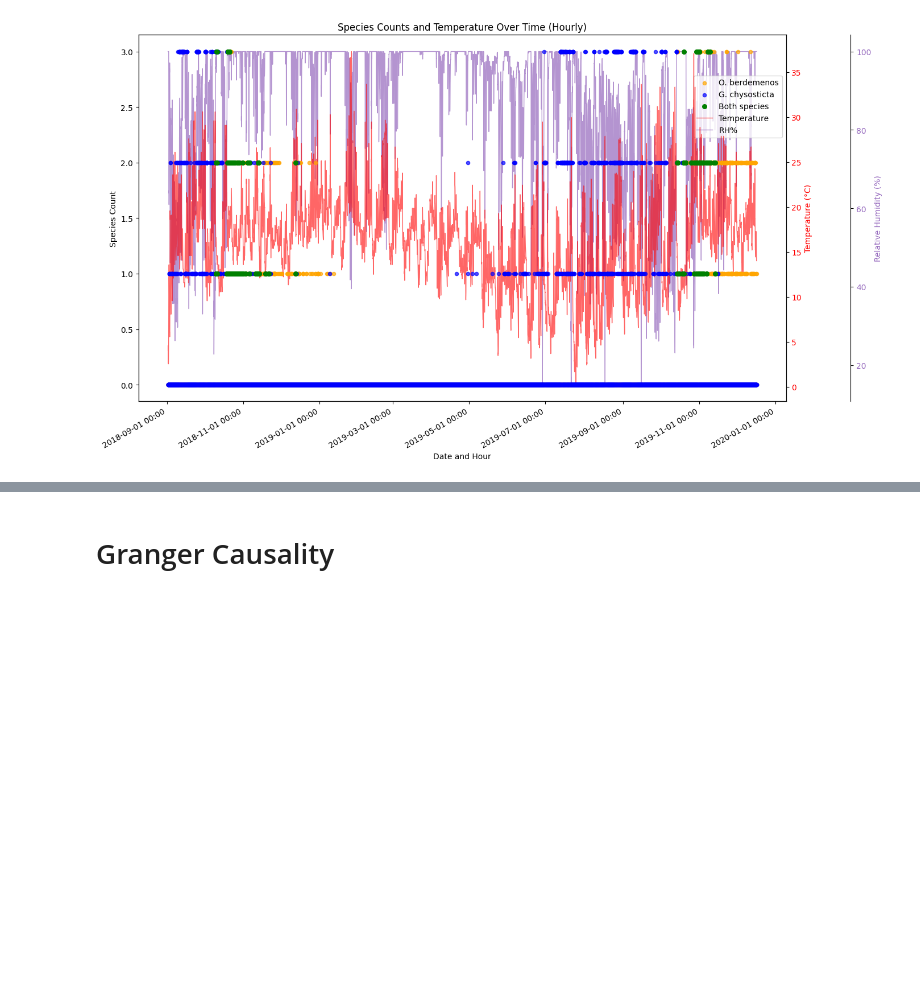
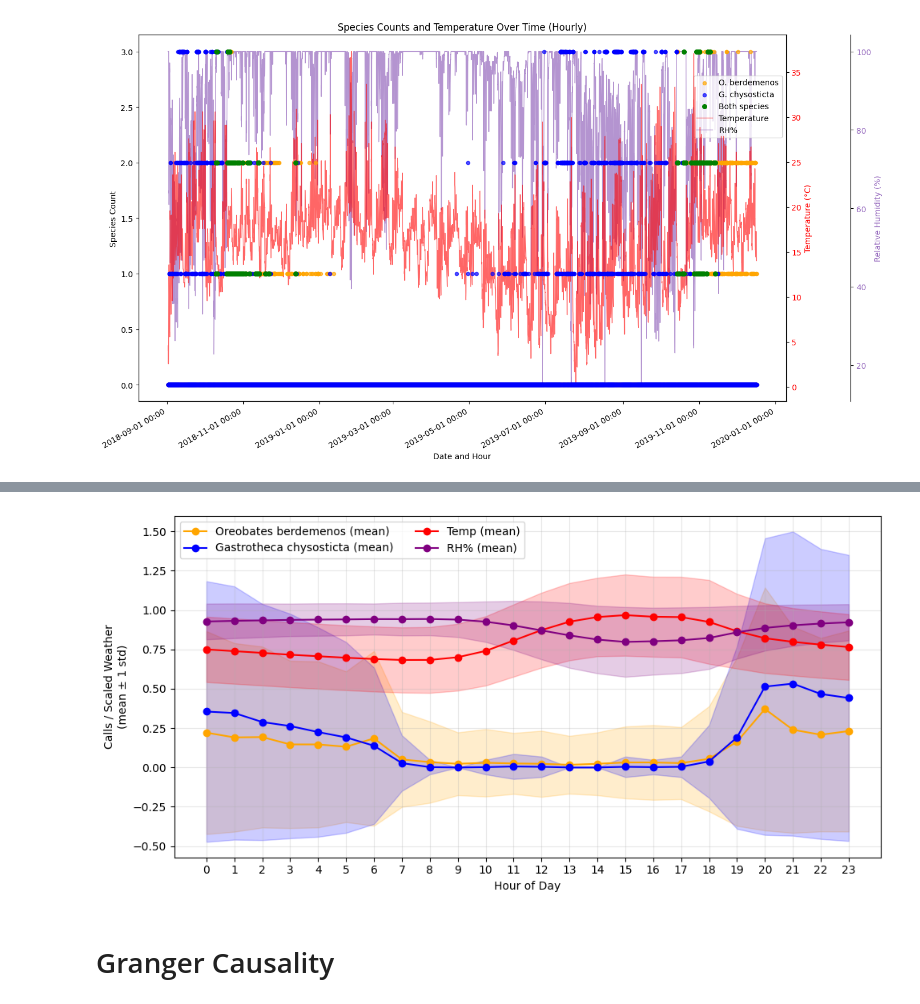
Before and after one commit to ash2d/yungas_aruna, a Jupyter notebook: Gastros_helechos/Granger_causality/Granger.ipynb, the cells around one changed output, grey strips where cells are left out. Saved outputs shown, nothing was run; the diff lists cells and outputs as text; code cells hidden in the pictures; blank space fills up the shorter version.

```diff
--- a/Gastros_helechos/Granger_causality/Granger.ipynb
+++ b/Gastros_helechos/Granger_causality/Granger.ipynb
@@ -131,3 +164,51 @@ plt.show()
+# %%
+# Hourly mean ±1 std (same scaling as previous plot: Temp/20, RH%/100)
+stats = (
+    df.groupby('hour')[species_cols]
+      .agg(['mean', 'std'])
+      .reindex(range(24))
+)
+
+# Ensure std has no NaN (e.g. if only one observation in an hour)
+for col in species_cols:
+    stats[(col, 'std')] = stats[(col, 'std')].fillna(0)
+
+# Prepare scaled means/stds for plotting (match earlier scaling)
+def scale(col, mean_series, std_series):
+    if col == 'Temp':
+        return mean_series / 20.0, std_series / 20.0
+    if col == 'RH%':
+        return mean_series / 100.0, std_series / 100.0
+    return mean_series, std_series
+
+colors = {
+    'Oreobates berdemenos': 'orange',
+    'Gastrotheca chysosticta': 'blue',
+    'Temp': 'red',
+    'RH%': 'purple'
+}
+
+fig_hour_var, ax_hour_var = plt.subplots(figsize=(10,5))
+
+hours = range(24)
+for col in species_cols:
+    m = stats[(col, 'mean')]
+    s = stats[(col, 'std')]
+    m_s, s_s = scale(col, m, s)
+    ax_hour_var.plot(hours, m_s, marker='o', label=f'{col} (mean)', color=colors[col])
+    ax_hour_var.fill_between(hours, m_s - s_s, m_s + s_s, color=colors[col], alpha=0.2)
+
+ax_hour_var.set_xlabel('Hour of Day')
+ax_hour_var.set_ylabel('Calls / Scaled Weather\n(mean ± 1 std)')
+ax_hour_var.set_xticks(range(24))
+ax_hour_var.grid(alpha=0.3)
+ax_hour_var.legend(ncol=2)
+plt.tight_layout()
+plt.show()
+
+hourly_stats = stats  # store full mean/std (unscaled) for later use
+# %% [output]
+[figure, added]
 # %% [markdown]
 # Granger Causality
 # %%
```
Also changed, not shown: parts of 4 cells of this notebook, 2 other files.
